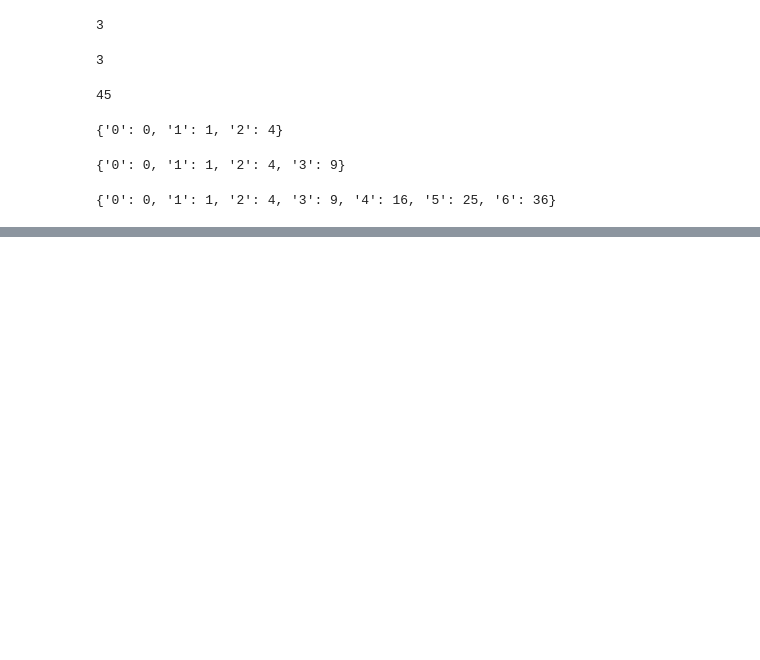
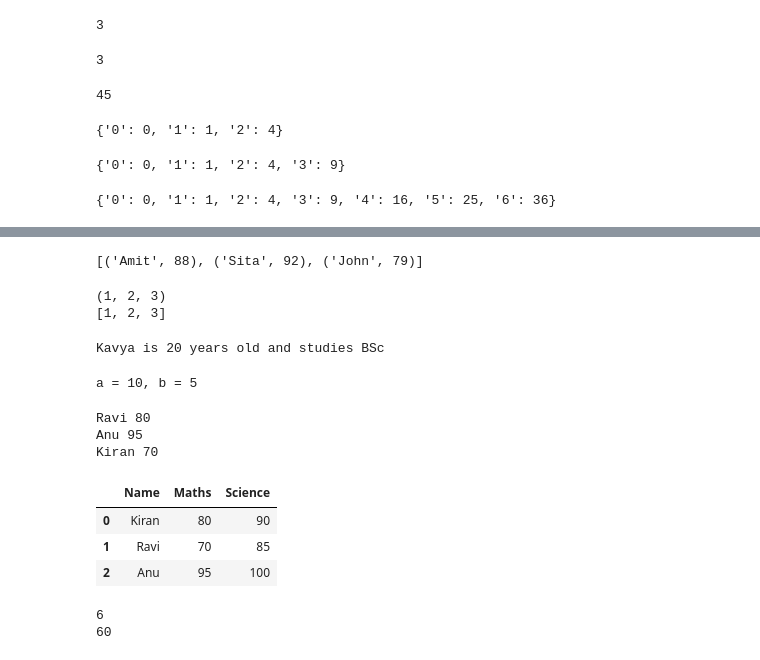
Before and after one commit to sahilgumpu/pynotes, a Jupyter notebook: notebooks/basics/Tuples and Dictionaries.ipynb, the cells around one changed output, grey strips where cells are left out. Cells and saved outputs as stored; diff of their text form; code cells hidden in the pictures; blank space fills up the shorter version.

```diff
--- a/notebooks/basics/rename.ipynb
+++ b/notebooks/basics/Tuples and Dictionaries.ipynb
@@ -395,0 +583,72 @@ print(d)
+# %%
+names = ["Amit", "Sita", "John"]
+scores = [88, 92, 79]
+
+zipped = list(zip(names, scores))
+print(zipped)  # [('Amit', 88), ('Sita', 92), ('John', 79)]
+# %% [output]
+[('Amit', 88), ('Sita', 92), ('John', 79)]
+# %%
+my_list = [1, 2, 3]
+my_tuple = tuple(my_list)
+print(my_tuple)  # (1, 2, 3)
+
+back_to_list = list(my_tuple)
+print(back_to_list)  # [1, 2, 3]
+# %% [output]
+(1, 2, 3)
+[1, 2, 3]
+# %%
+def get_student():
+    return ("Kavya", 20, "BSc")
+
+name, age, course = get_student()
+print(f"{name} is {age} years old and studies {course}")
+# %% [output]
+Kavya is 20 years old and studies BSc
+# %%
+a = 5
+b = 10
+
+a, b = b, a  # Swap
+print(f"a = {a}, b = {b}")
+# %% [output]
+a = 10, b = 5
+# %%
+data = (
+    {"name": "Ravi", "score": 80},
+    {"name": "Anu", "score": 95},
+    {"name": "Kiran", "score": 70}
+)
+
+for entry in data:
+    print(entry["name"], entry["score"])
+# %% [output]
+Ravi 80
+Anu 95
+Kiran 70
+# %%
+import pandas as pd
+
+data = [
+    ("Kiran", 80, 90),
+    ("Ravi", 70, 85),
+    ("Anu", 95, 100)
+]
+
+df = pd.DataFrame(data, columns=["Name", "Maths", "Science"])
+df
+# %% [output]
+|  | Name | Maths | Science |
+| 0 | Kiran | 80 | 90 |
+| 1 | Ravi | 70 | 85 |
+| 2 | Anu | 95 | 100 |
+# %%
+def sum_all(*numbers):
+    return sum(numbers)
+
+print(sum_all(1, 2, 3))     # 6
+print(sum_all(10, 20, 30))  # 60
+# %% [output]
+6
+60
```
Also changed, not shown: parts of 44 cells of this notebook, 6 other files.
